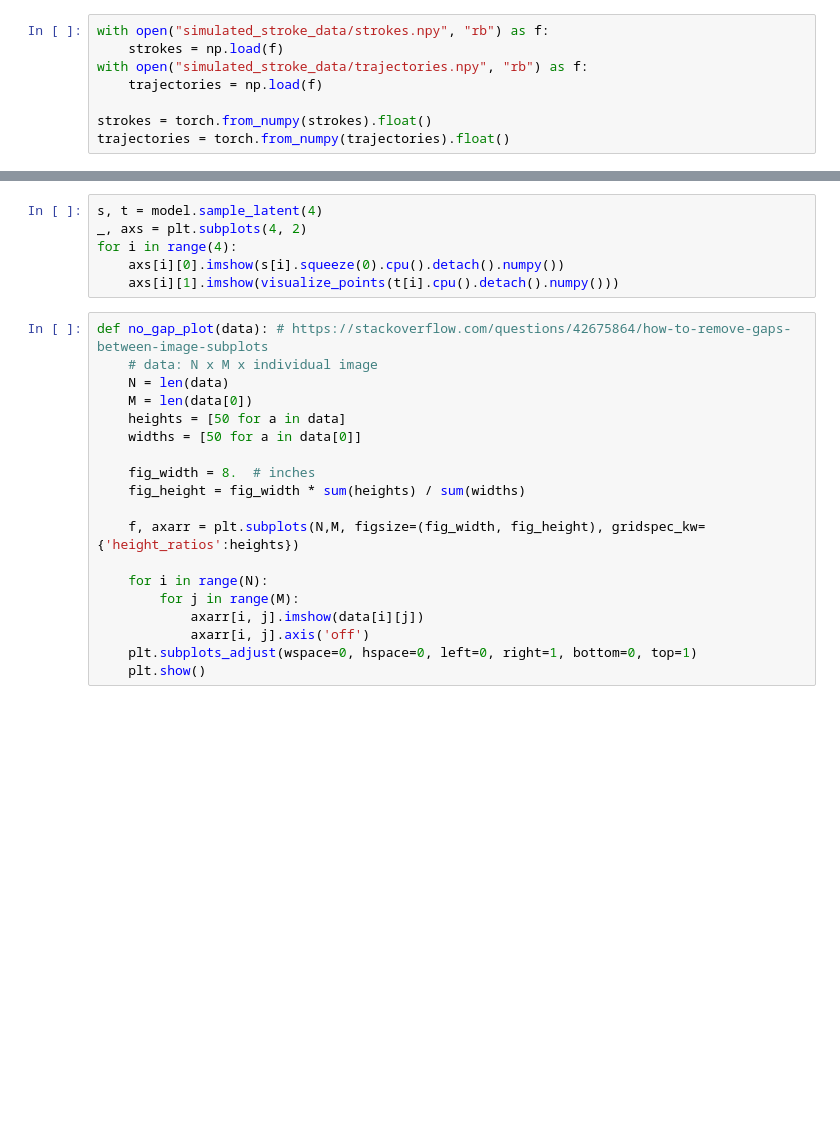
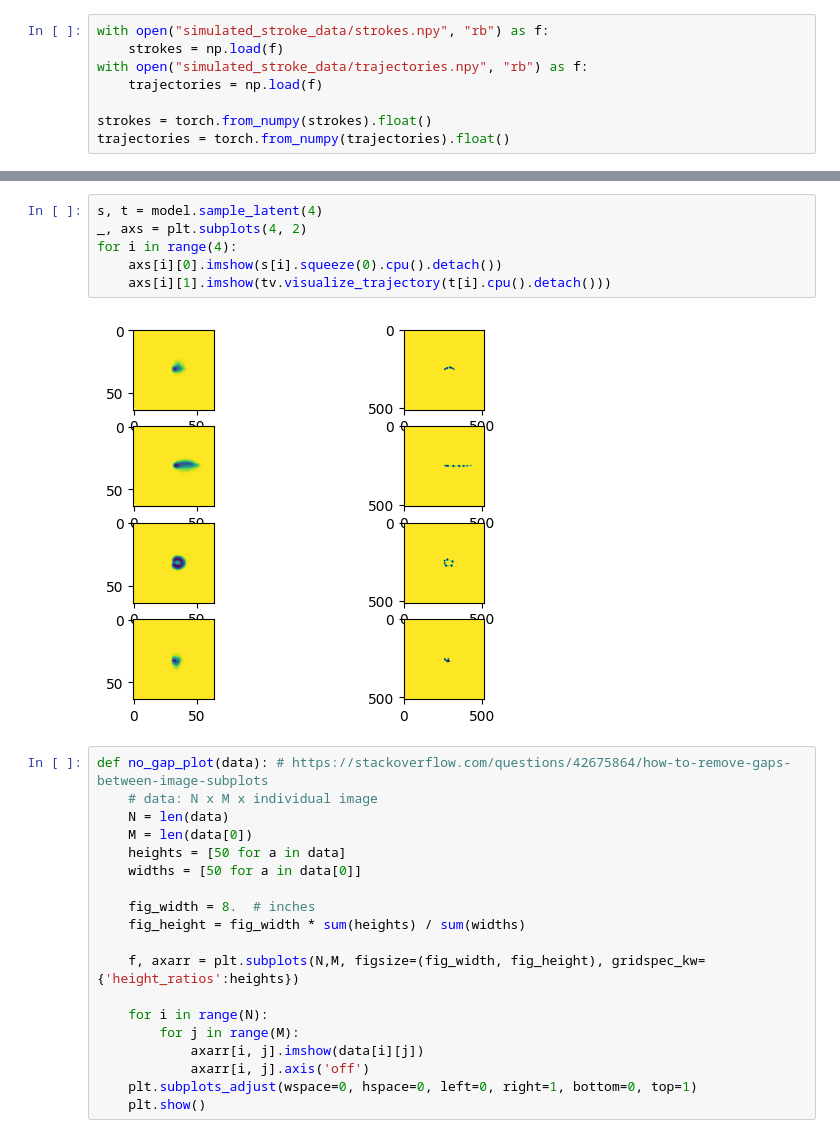
Before and after one commit to ldcWV/DiverseStrokes, a Jupyter notebook: bvae_sim.ipynb, the cells around one changed output, grey strips where cells are left out. Cells and saved outputs as stored; diff of their text form; blank space fills up the shorter version.

```diff
--- a/bvae_sim.ipynb
+++ b/bvae_sim.ipynb
@@ -168,9 +235,11 @@ Epoch 680: Train loss=0.010447289794683456, Validation loss=0.031176814809441566
 # %%
 s, t = model.sample_latent(4)
 _, axs = plt.subplots(4, 2)
 for i in range(4):
-    axs[i][0].imshow(s[i].squeeze(0).cpu().detach().numpy())
-    axs[i][1].imshow(visualize_points(t[i].cpu().detach().numpy()))
+    axs[i][0].imshow(s[i].squeeze(0).cpu().detach())
+    axs[i][1].imshow(tv.visualize_trajectory(t[i].cpu().detach()))
+# %% [output]
+[figure, added]
 # %%
 def no_gap_plot(data): # https://stackoverflow.com/questions/42675864/how-to-remove-gaps-between-image-subplots
     # data: N x M x individual image
```
Also changed, not shown: parts of 7 cells of this notebook, 2 other files.
